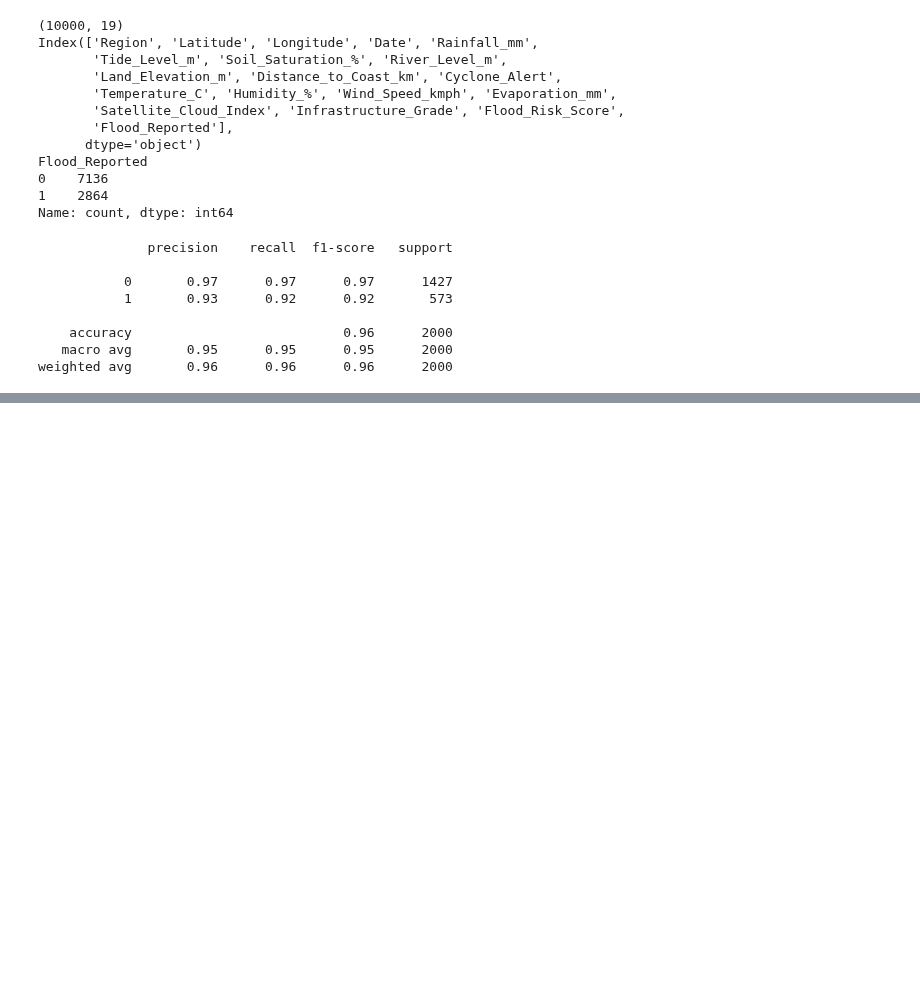
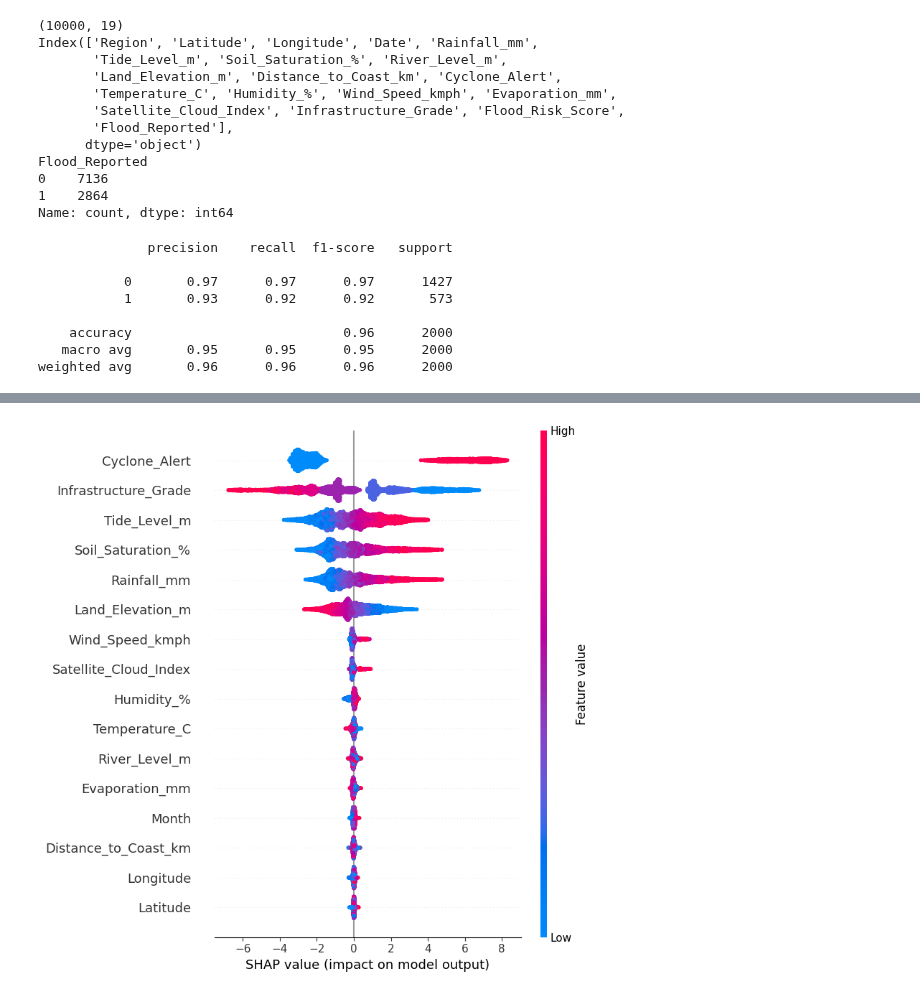
Before and after one commit to Shelly10-10/flood_prediction, a Jupyter notebook: disaster.ipynb, the cells around one changed output, grey strips where cells are left out. Cells and saved outputs as stored; diff of their text form; code cells hidden in the pictures; blank space fills up the shorter version.

```diff
--- a/disaster.ipynb
+++ b/disaster.ipynb
@@ -132,0 +211,16 @@ shap.summary_plot(
+# %%
+import shap
+
+explainer_xgb = shap.Explainer(xgb_model, X)
+shap_values_xgb = explainer_xgb(X)
+
+
+
+shap.summary_plot(
+    shap_values_xgb.values,  # class = Flood (1)
+    X,
+    plot_type="dot",
+    max_display=20
+)
+# %% [output]
+[figure, added]
```
Also changed, not shown: parts of 8 cells of this notebook.
